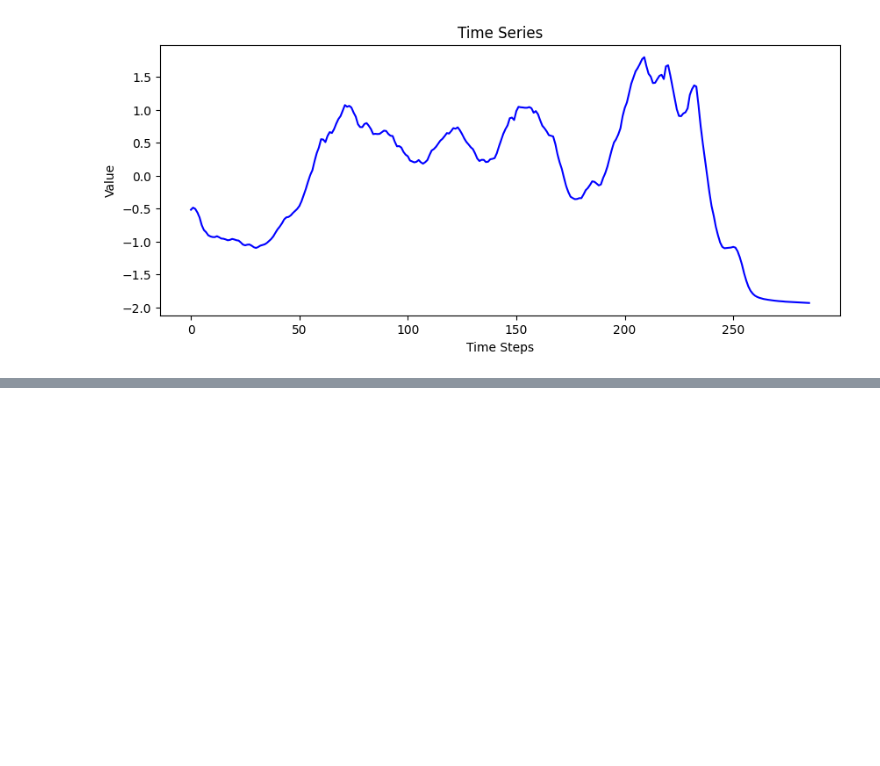
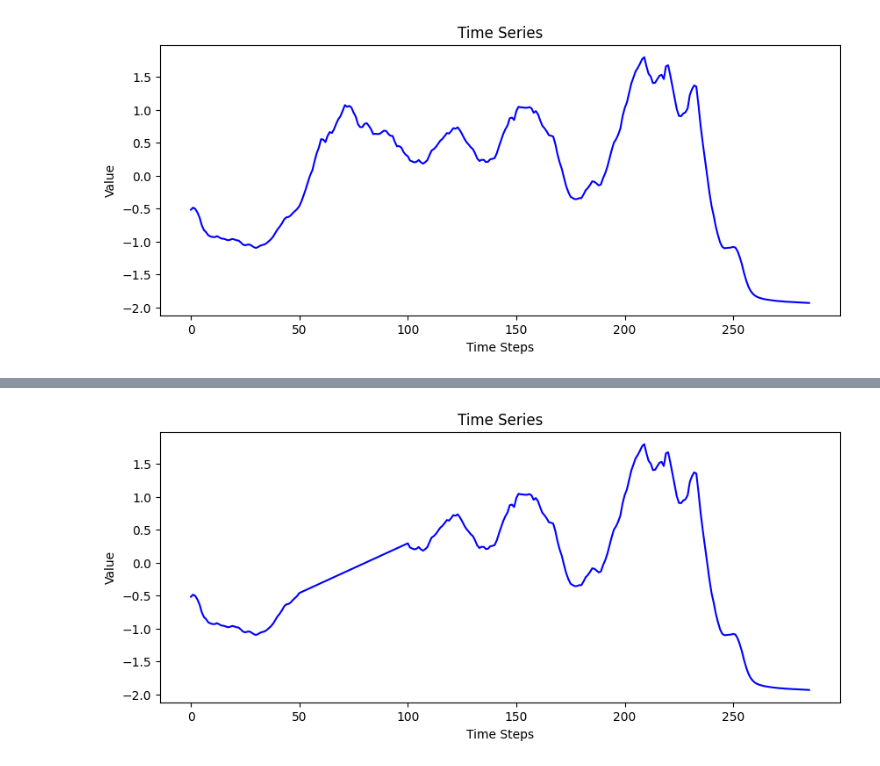
Before and after one commit to FabianWylczoch/XAI-for-Time-Series, a Jupyter notebook: shapelets_heightinvariant.ipynb, the cells around one changed output, grey strips where cells are left out. Saved outputs shown, nothing was run; the diff lists cells and outputs as text; code cells hidden in the pictures; blank space fills up the shorter version.

```diff
--- a/shapelets_heightinvariant.ipynb
+++ b/shapelets_heightinvariant.ipynb
@@ -178,0 +219,4 @@ plot_ts(test_back_transformed)
+# %%
+plot_ts(time_series_interpolate_linear(test, 50, 100))
+# %% [output]
+[figure, added]
```
Also changed, not shown: parts of 15 cells of this notebook, 5 other files.
